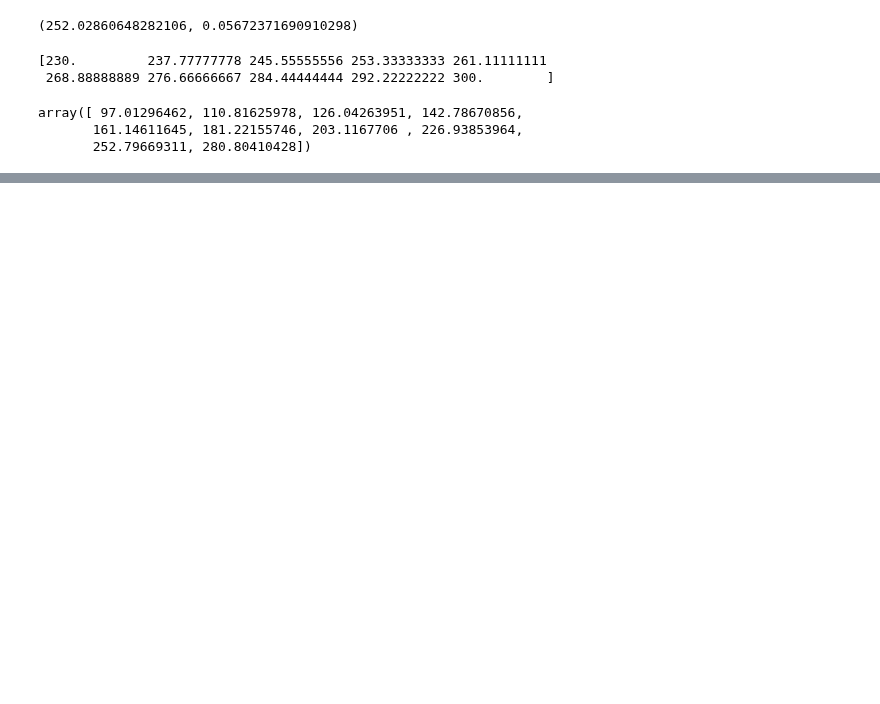
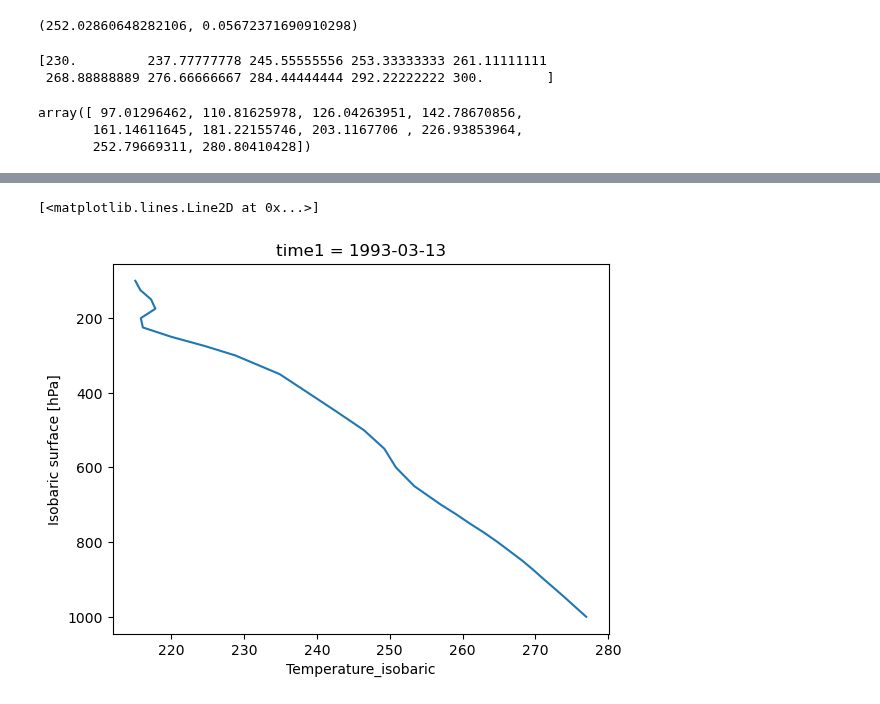
Before and after one commit to tedscott/HeatWaves, a Jupyter notebook: TutorialSandbox.ipynb, the cells around one changed output, grey strips where cells are left out. Drawn from its saved outputs; the diff is of its cells as text; code cells hidden in the pictures; blank space fills up the shorter version.

```diff
--- a/TutorialSandbox.ipynb
+++ b/TutorialSandbox.ipynb
@@ -30,0 +524,7 @@ array([ 97.01296462, 110.81625978, 126.04263951, 142.78670856,
+# %%
+# customize that plot so pressure is on y and is decreasing vertically
+# note that 1000 hPa is about the surface - is the tropopause at around 250 hPa here?
+prof.plot(y="isobaric1", yincrease=False)
+# %% [output]
+[<matplotlib.lines.Line2D at 0x...>]
+[figure, added]
```
Also changed, not shown: parts of 35 cells of this notebook.
